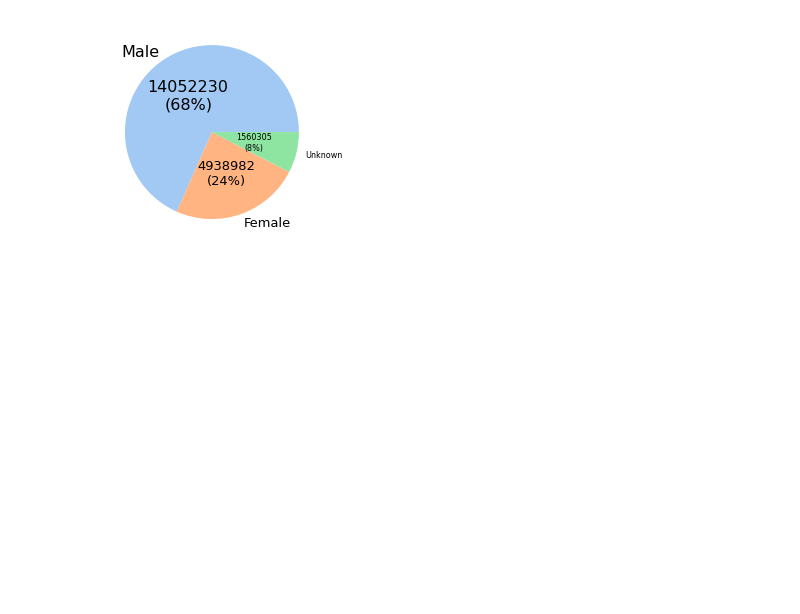
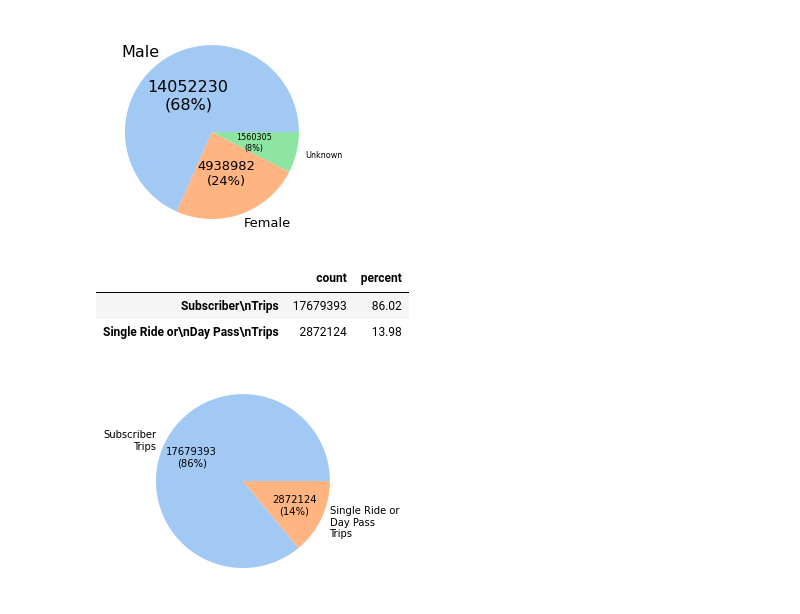
Before and after one commit to rishigoutam/citibike, a Jupyter notebook: eda/demographics.ipynb, the cells around one changed output. Saved outputs shown, nothing was run; the diff lists cells and outputs as text; code cells hidden in the pictures; blank space fills up the shorter version.

Commit message:
move usertype charts to demographics
- rename trips to temporal for time-related analysis

```diff
--- a/eda/demographics.ipynb
+++ b/eda/demographics.ipynb
@@ -210,3 +210,48 @@ plt.show()
 # del genders
 # %% [output]
 [figure]
+# %%
+# by user type
+usertype = pd.concat(
+    [
+        trips["usertype"].value_counts().rename("count"),
+        trips["usertype"]
+        .value_counts(normalize=True)
+        .round(4)
+        .mul(100)
+        .rename("percent"),
+    ],
+    axis=1,
+)
+usertype.index = ["Subscriber\nTrips", "Single Ride or\nDay Pass\nTrips"]
+usertype
+# %% [output]
+|  | count | percent |
+| Subscriber\nTrips | 17679393 | 86.02 |
+| Single Ride or\nDay Pass\nTrips | 2872124 | 13.98 |
+# %%
+def autopct_format(values):
+    def _(pct):
+        total = sum(values)
+        percent = int(round(pct * total / 100.0))
+        return "{v:d}\n({:.0f}%)".format(pct, v=percent)
+
+    return _
+
+
+_, ax = plt.subplots()
+_, labels, autopct = ax.pie(
+    data=usertype,
+    x="count",
+    labels=usertype.index,
+    colors=sns.color_palette("pastel"),
+    autopct=autopct_format(usertype["count"]),
+    pctdistance=0.65,
+)
+
+ax.set_aspect("equal")
+plt.show()
+
+del usertype
+# %% [output]
+[figure, added]
```
Also changed, not shown: parts of 1 cell of this notebook, 1 other file.
